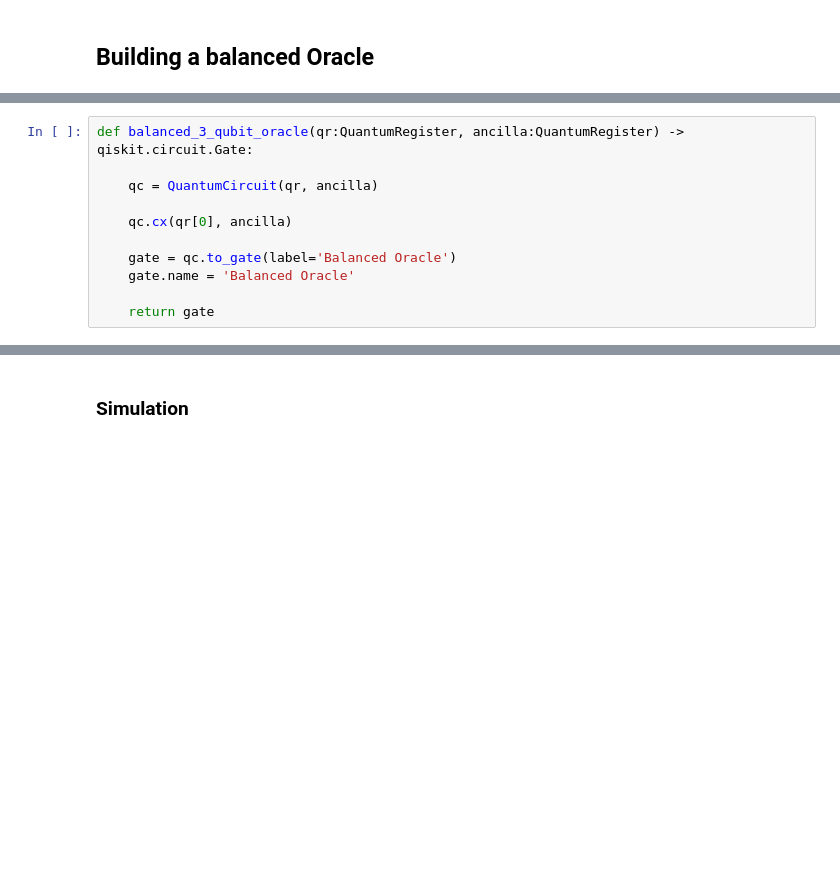
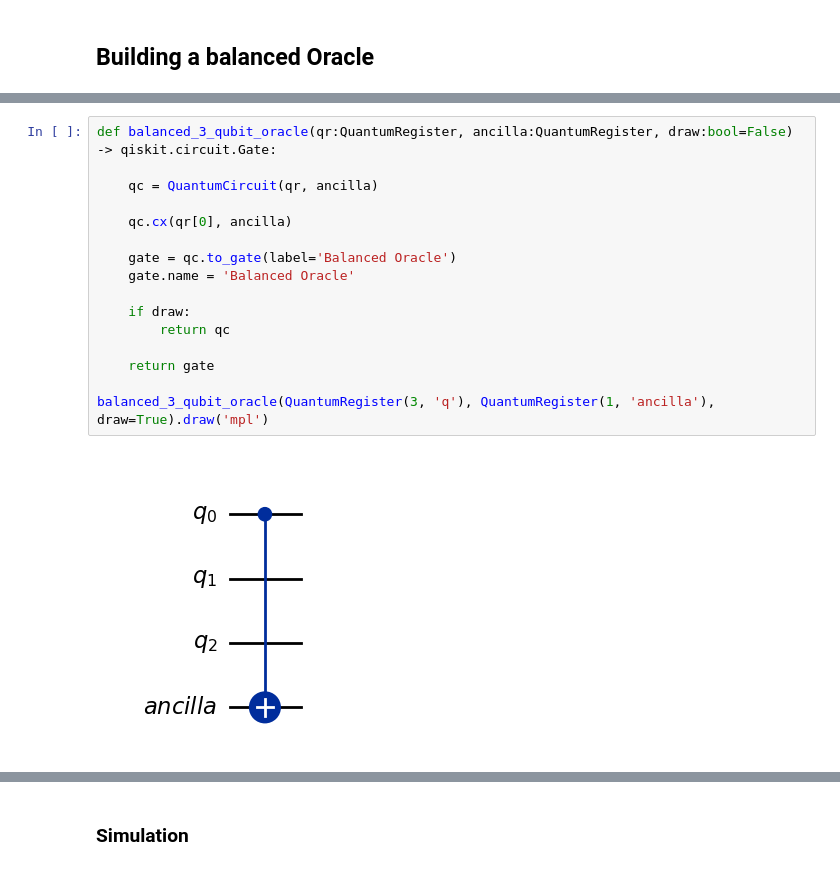
Before and after one commit to Yedi278/Quantum-Simulations, a Jupyter notebook: lezioni/lezione_3/deutsch-jozsa.ipynb, the cells around one changed output, grey strips where cells are left out. Cells and saved outputs as stored; diff of their text form; blank space fills up the shorter version.

```diff
--- a/lezioni/lezione_3/deutsch-jozsa.ipynb
+++ b/lezioni/lezione_3/deutsch-jozsa.ipynb
@@ -21,14 +21,21 @@ The Oracle circuit:
     <img src="balanced_oracle.png" alt="Balanced Oracle" width="30%">
 </div>
 # %%
-def balanced_3_qubit_oracle(qr:QuantumRegister, ancilla:QuantumRegister) -> qiskit.circuit.Gate:
+def balanced_3_qubit_oracle(qr:QuantumRegister, ancilla:QuantumRegister, draw:bool=False) -> qiskit.circuit.Gate:
 
     qc = QuantumCircuit(qr, ancilla)
 
     qc.cx(qr[0], ancilla)
 
     gate = qc.to_gate(label='Balanced Oracle')
     gate.name = 'Balanced Oracle'
 
+    if draw:
+        return qc
+
     return gate
+
+balanced_3_qubit_oracle(QuantumRegister(3, 'q'), QuantumRegister(1, 'ancilla'), draw=True).draw('mpl')
+# %% [output]
+[figure, added]
 # %%
```
Also changed, not shown: parts of 16 cells of this notebook.
